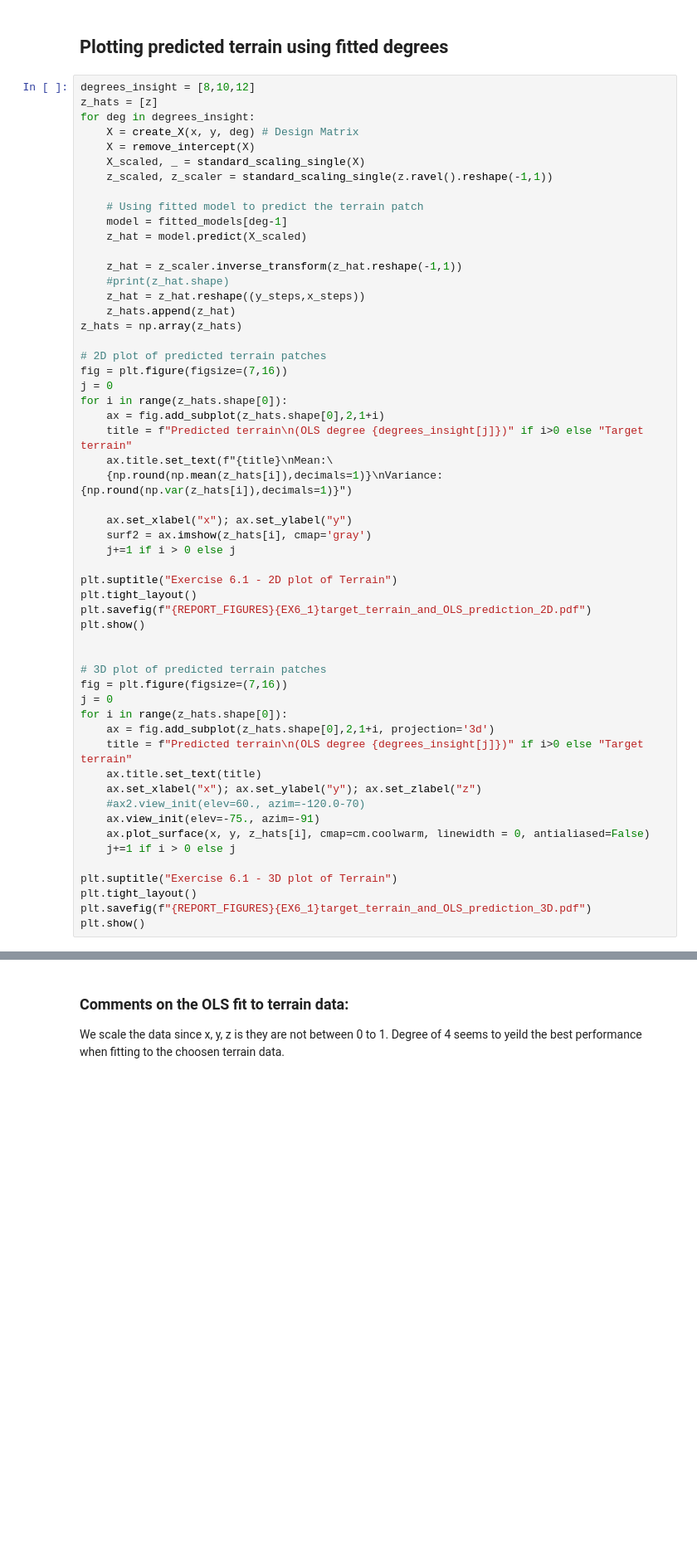
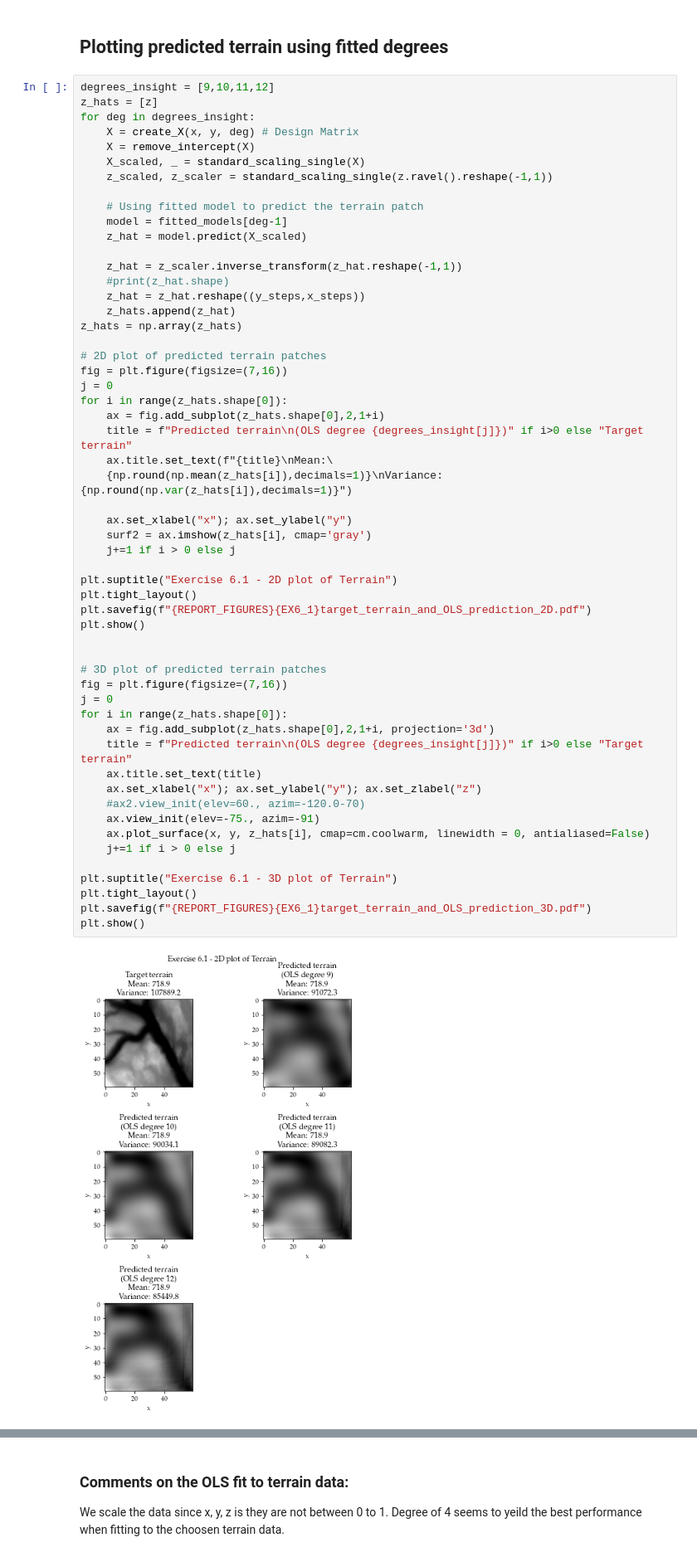
Before and after one commit to AndreasBordvik/FYS-STK4155-Prj1_report, a Jupyter notebook: code/Exercise6.ipynb, the cells around one changed output, grey strips where cells are left out. Shown at 83% size. Cells and saved outputs as stored; diff of their text form; blank space fills up the shorter version.

```diff
--- a/code/Exercise6.ipynb
+++ b/code/Exercise6.ipynb
@@ -361,7 +407,7 @@ for deg in [10,11,12]:
 # %% [markdown]
 ## Plotting predicted terrain using fitted degrees
 # %%
-degrees_insight = [8,10,12]
+degrees_insight = [9,10,11,12]
 z_hats = [z]
 for deg in degrees_insight:
     X = create_X(x, y, deg) # Design Matrix
@@ -388,30 +434,32 @@ for i in range(z_hats.shape[0]):
     ax.title.set_text(f"{title}\nMean:\
     {np.round(np.mean(z_hats[i]),decimals=1)}\nVariance: {np.round(np.var(z_hats[i]),decimals=1)}")
 
     ax.set_xlabel("x"); ax.set_ylabel("y")
     surf2 = ax.imshow(z_hats[i], cmap='gray')
     j+=1 if i > 0 else j
 
 plt.suptitle("Exercise 6.1 - 2D plot of Terrain")
 plt.tight_layout()
 plt.savefig(f"{REPORT_FIGURES}{EX6_1}target_terrain_and_OLS_prediction_2D.pdf")
 plt.show()
 
 
 # 3D plot of predicted terrain patches
 fig = plt.figure(figsize=(7,16))
 j = 0
 for i in range(z_hats.shape[0]):
     ax = fig.add_subplot(z_hats.shape[0],2,1+i, projection='3d')
     title = f"Predicted terrain\n(OLS degree {degrees_insight[j]})" if i>0 else "Target terrain"
     ax.title.set_text(title)
     ax.set_xlabel("x"); ax.set_ylabel("y"); ax.set_zlabel("z")
     #ax2.view_init(elev=60., azim=-120.0-70)
     ax.view_init(elev=-75., azim=-91)
     ax.plot_surface(x, y, z_hats[i], cmap=cm.coolwarm, linewidth = 0, antialiased=False)
     j+=1 if i > 0 else j
 
 plt.suptitle("Exercise 6.1 - 3D plot of Terrain")
 plt.tight_layout()
 plt.savefig(f"{REPORT_FIGURES}{EX6_1}target_terrain_and_OLS_prediction_3D.pdf")
 plt.show()
+# %% [output]
+[figure, added]
```
Also changed, not shown: parts of 8 cells of this notebook, 14 other files.
